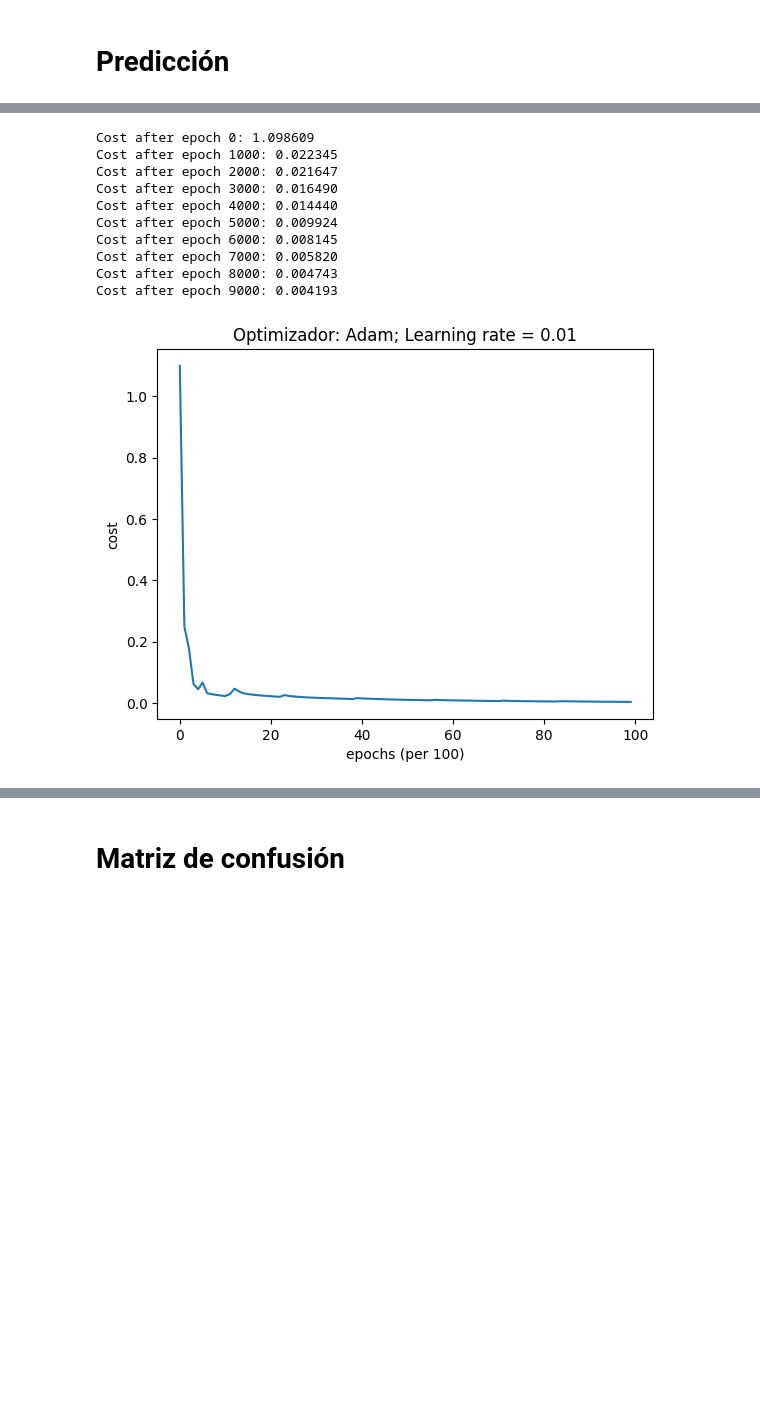
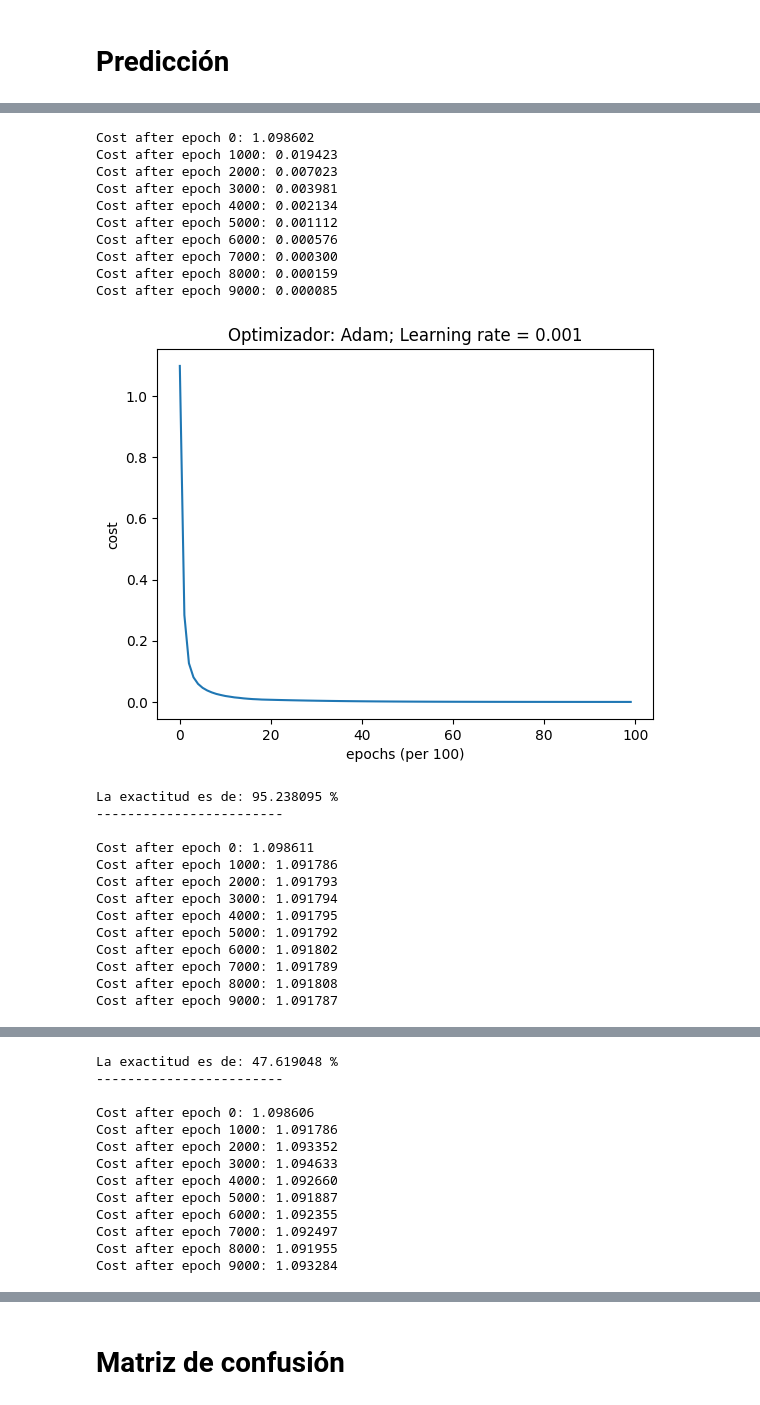
Before and after one commit to alejandroalemanaleman/RedNeuronal_OH, a Jupyter notebook: RedNeuronal.ipynb, the cells around one changed output, grey strips where cells are left out. Saved outputs shown, nothing was run; the diff lists cells and outputs as text; code cells hidden in the pictures; blank space fills up the shorter version.

```diff
--- a/RedNeuronal.ipynb
+++ b/RedNeuronal.ipynb
@@ -260,19 +261,41 @@ plt.show()
 # %%
 # Split into train and test sets
-X_train, X_test, y_train, y_test = train_test_split(X, y_onehot, test_size=0.3, random_state=156477 , shuffle=True)
+X_train, X_test, y_train, y_test = train_test_split(X, y_onehot, test_size=0.3, random_state=156477)
+X_train_2, X_val, y_train_2, y_val = train_test_split(X_train, y_train, test_size=0.2, random_state=15477)
 
 layers_dims = [X.shape[1], 10, 8, 3]
-
-parameters = model(X_train, y_train, layers_dims, optimizer_use="Adam")
+learning_rates = [0.001, 0.01, 0.1]
+optimizers = ['Adam', 'Estocastic']
+for optimizer in optimizers:
+    for learning_rate in learning_rates:
+        parameters = model(X_train_2, y_train_2, layers_dims, optimizer_use=optimizer, learning_rate=learning_rate)
+        time.sleep(1)
+        predictions, accuracy = predict(X_val, parameters, y_val)
+        #print(f'Las predicciones son: {predictions}')
+        print(f'La exactitud es de: {accuracy*100:.6f} %')
+        print(f'------------------------\n')
 # %% [output]
-Cost after epoch 0: 1.098609
-Cost after epoch 1000: 0.022345
-Cost after epoch 2000: 0.021647
-Cost after epoch 3000: 0.016490
-Cost after epoch 4000: 0.014440
-Cost after epoch 5000: 0.009924
-Cost after epoch 6000: 0.008145
-Cost after epoch 7000: 0.005820
-Cost after epoch 8000: 0.004743
-Cost after epoch 9000: 0.004193
+Cost after epoch 0: 1.098602
+Cost after epoch 1000: 0.019423
+Cost after epoch 2000: 0.007023
+Cost after epoch 3000: 0.003981
+Cost after epoch 4000: 0.002134
+Cost after epoch 5000: 0.001112
+Cost after epoch 6000: 0.000576
+Cost after epoch 7000: 0.000300
+Cost after epoch 8000: 0.000159
+Cost after epoch 9000: 0.000085
-[figure, old version]
+[figure, new version]
+La exactitud es de: 95.238095 %
+------------------------
+
+Cost after epoch 0: 1.098611
+Cost after epoch 1000: 1.091786
+Cost after epoch 2000: 1.091793
+Cost after epoch 3000: 1.091794
+Cost after epoch 4000: 1.091795
+Cost after epoch 5000: 1.091792
+Cost after epoch 6000: 1.091802
+Cost after epoch 7000: 1.091789
+Cost after epoch 8000: 1.091808
+Cost after epoch 9000: 1.091787
@@ -278,0 +303,13 @@ Cost after epoch 9000: 0.004193
+La exactitud es de: 47.619048 %
+------------------------
+
+Cost after epoch 0: 1.098606
+Cost after epoch 1000: 1.091786
+Cost after epoch 2000: 1.093352
+Cost after epoch 3000: 1.094633
+Cost after epoch 4000: 1.092660
+Cost after epoch 5000: 1.091887
+Cost after epoch 6000: 1.092355
+Cost after epoch 7000: 1.092497
+Cost after epoch 8000: 1.091955
+Cost after epoch 9000: 1.093284
```
Also changed, not shown: parts of 6 cells of this notebook.
